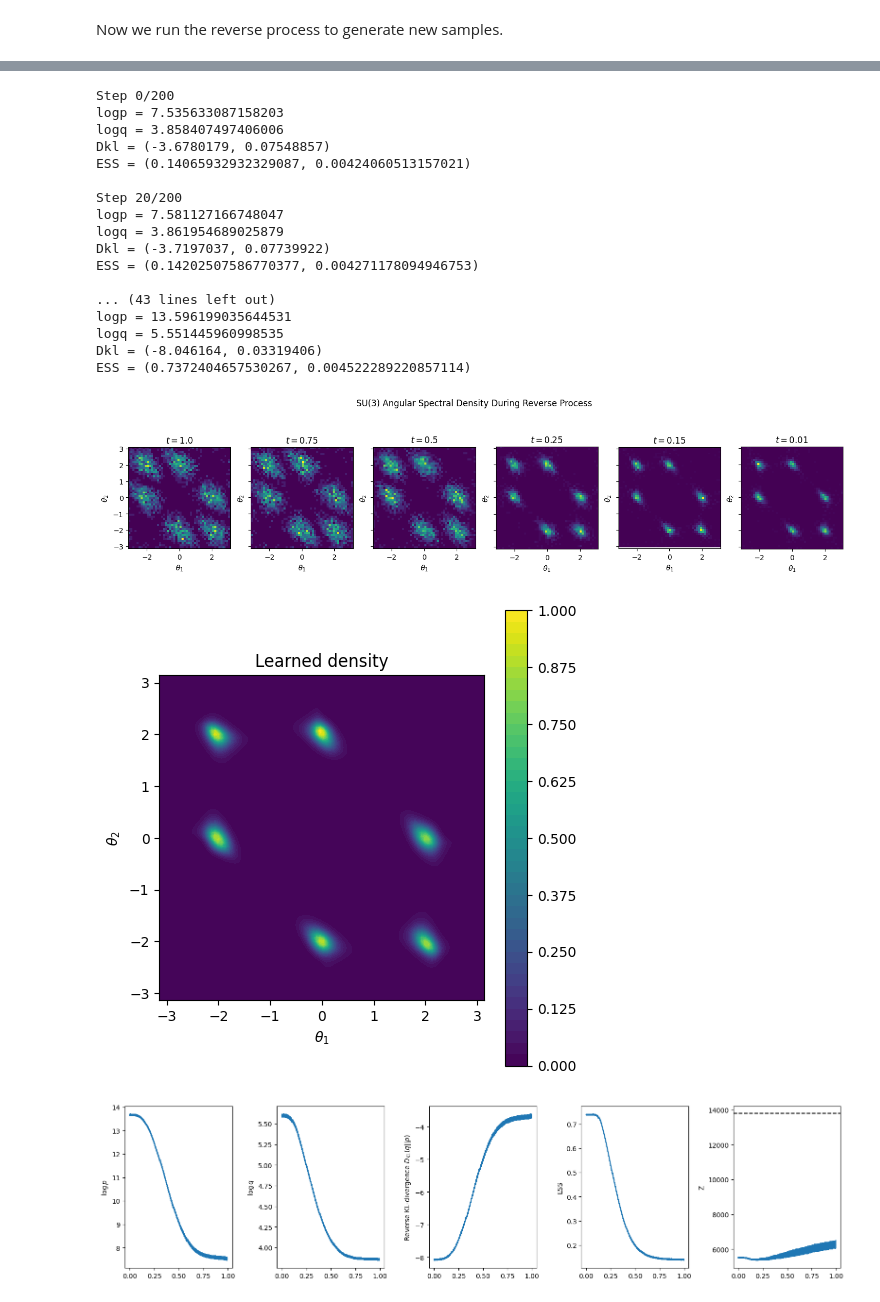
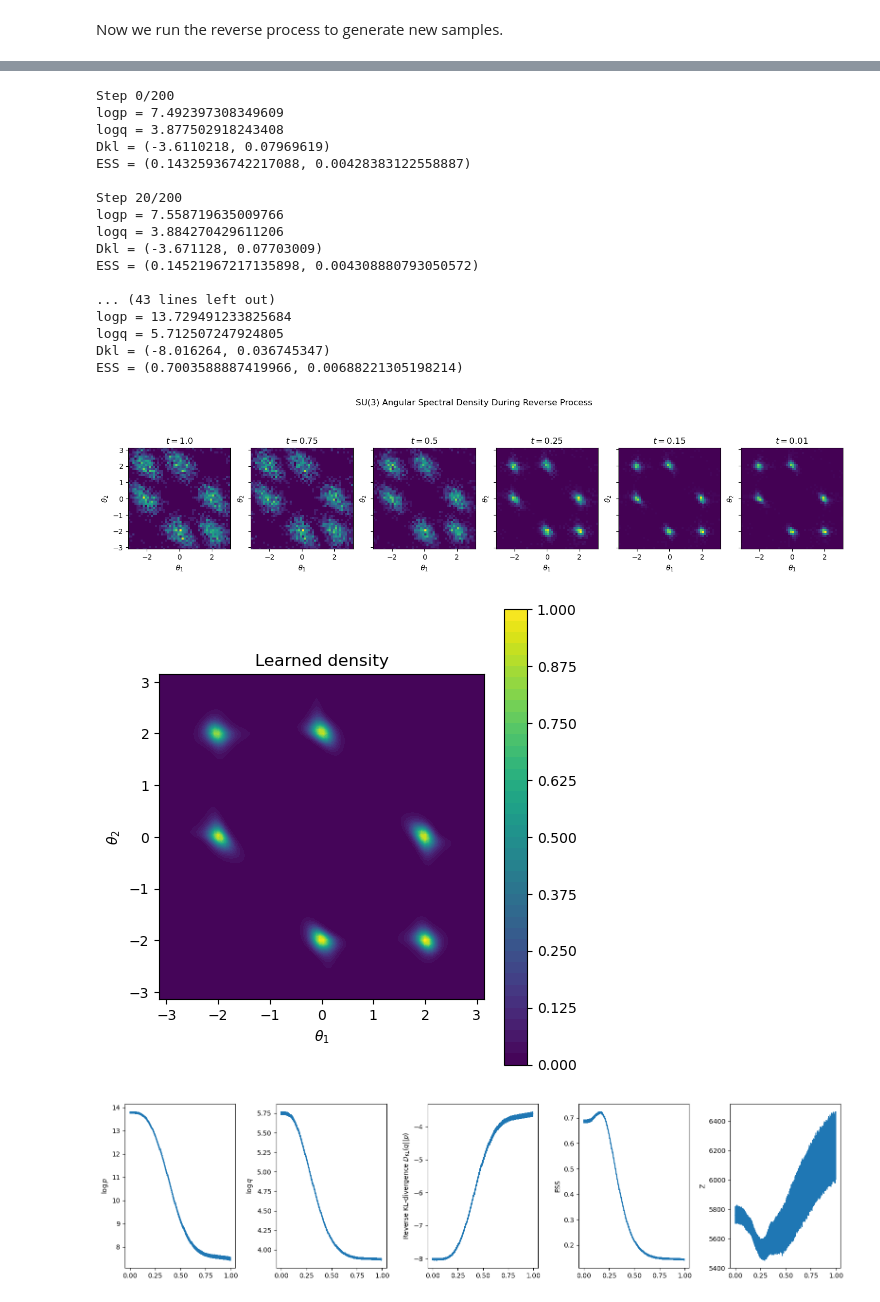
Before and after one commit to ovega14/sun_diffusion, a Jupyter notebook: notebooks/toy_su3_spectral_diffusion.ipynb, the cells around one changed output, grey strips where cells are left out. Cells and saved outputs as stored; diff of their text form; code cells hidden in the pictures.

Commit message:
SU(3) toy nb: removed wrong true_Z, tweaked histogram plotting

```diff
--- a/notebooks/toy_su3_spectral_diffusion.ipynb
+++ b/notebooks/toy_su3_spectral_diffusion.ipynb
@@ -75,7 +75,7 @@ def apply_metropolis(batch_size, Nc, action, num_therm, num_iters, step_size, sa
     return torch.cat(ens), action_vals, accept_rates
 # %%
 # Generate samples
-batch_size = 16
+batch_size = 32
 num_therm = 1_000
 num_iters = 10_240
 save_freq = 10
@@ -319,11 +319,11 @@ score_net = SU3ScoreNet(input_dim=52, hidden_dim=64)
 
 # Setup training hyperparams
 epochs = 100
-lr = 1e-2
+lr = 3e-3
 optimizer = torch.optim.Adam(params=score_net.parameters(), lr=lr)
 
 # Prepare dataloader
-batch_size = 3072
+batch_size = 4096
 dataset = TensorDataset(U_train)
 dataloader = DataLoader(dataset, batch_size=batch_size, shuffle=True, generator=torch.Generator(device=get_device()))
 
@@ -400,6 +400,7 @@ def log_haar_su3(x):
 def solve_reverse_ODE_eigs(U_1, logr, score_net, diffuser, num_steps=200, verbose=False):
     trajectories = {
         'U_t': [],
+        'x_t': [],
         'logp': [],
         'logq': [],
         'kl_div': [],
@@ -412,10 +413,10 @@ def solve_reverse_ODE_eigs(U_1, logr, score_net, diffuser, num_steps=200, verbos
     batch_size = U_1.size(0)
 
     U_t = U_1.clone()
+    x_t, V, V_inv = mat_angle(U_t)
+    x_t = random_weyl_permute(x_t)
     logJ = 0.
     for step in tqdm.tqdm(range(num_steps)):
-        x_t, V, V_inv = mat_angle(U_t)
-
         # Get ODE params
         sigma_t = diffuser.sigma_func(t)
         g_t = diffuser.noise_coeff(t)
@@ -447,6 +448,7 @@ def solve_reverse_ODE_eigs(U_1, logr, score_net, diffuser, num_steps=200, verbos
             print('ESS =', ess)
             print()
         trajectories['t'].append(t)
+        trajectories['x_t'].append(grab(x_t))
         trajectories['U_t'].append(grab(U_t))
         trajectories['logp'].append(al.bootstrap(grab(logp), Nboot=1000, f=al.rmean))
         trajectories['logq'].append(al.bootstrap(grab(logq), Nboot=1000, f=al.rmean))
@@ -478,22 +480,22 @@ U_0, logJ, history = solve_reverse_ODE_eigs(U_1, logr, score_net, diffuser, num_
 x_0, _, _ = mat_angle(U_0)
 # %% [output]
 Step 0/200
-logp = 7.535633087158203
-logq = 3.858407497406006
-Dkl = (-3.6780179, 0.07548857)
-ESS = (0.14065932932329087, 0.00424060513157021)
+logp = 7.492397308349609
+logq = 3.877502918243408
+Dkl = (-3.6110218, 0.07969619)
+ESS = (0.14325936742217088, 0.00428383122558887)
 
 Step 20/200
-logp = 7.581127166748047
-logq = 3.861954689025879
-Dkl = (-3.7197037, 0.07739922)
-ESS = (0.14202507586770377, 0.004271178094946753)
+logp = 7.558719635009766
+logq = 3.884270429611206
+Dkl = (-3.671128, 0.07703009)
+ESS = (0.14521967217135898, 0.004308880793050572)
 
 ... (43 lines left out)
-logp = 13.596199035644531
-logq = 5.551445960998535
-Dkl = (-8.046164, 0.03319406)
-ESS = (0.7372404657530267, 0.004522289220857114)
+logp = 13.729491233825684
+logq = 5.712507247924805
+Dkl = (-8.016264, 0.036745347)
+ESS = (0.7003588887419966, 0.00688221305198214)
 # %%
 # Plot reverse trajectories
 times = [1.0, 0.75, 0.5, 0.25, 0.15, 0.01]
@@ -502,9 +504,10 @@ fig.suptitle('SU(3) Angular Spectral Density During Reverse Process')
 for t, ax in zip(times, axes):
     # Histogram denoised samples
     step = int((1 - t) * len(history['U_t']))
-    U_t = torch.tensor(history['U_t'][step])
-    x_t, _, _ = mat_angle(U_t)
-    x_t = random_weyl_permute(x_t)
+    # U_t = torch.tensor(history['U_t'][step])
+    # x_t, _, _ = mat_angle(U_t)
+    # x_t = random_weyl_permute(x_t)
+    x_t = torch.tensor(history['x_t'][step])
     ax.hist2d(grab(x_t[:, 0]), grab(x_t[:, 1]), bins=50, density=True)
     ax.set_title(f'$t = {t}$')
     ax.set_xlabel(r'$\theta_1$')
@@ -512,4 +515,4 @@ for t, ax in zip(times, axes):
     ax.set_aspect(1.0)
 plt.show()
 # %% [output]
-[figure, old version]
+[figure, new version]
@@ -518,36 +548,8 @@ grid = 100
 theta1 = torch.linspace(-np.pi, np.pi, grid)
 theta2 = torch.linspace(-np.pi, np.pi, grid)
 Theta1, Theta2 = torch.meshgrid(theta1, theta2, indexing="ij")
-
 Theta3 = -Theta1 - Theta2
 thetas = torch.stack([Theta1, Theta2, Theta3], dim=-1)  # [grid, grid, 3]
-
-@torch.no_grad()
-def reconstruct_logq_from_score(score_net, thetas, ti=0.0, num_steps=200):
-    """compute logq integrating score ODE from ti -> 1"""
-    assert len(thetas.shape) == 2, 'thetas must have shape (bs, Nc)'
-    batch_size = thetas.shape[0]
-    logJ = torch.zeros_like(thetas[...,0])
-    dt = (1-ti)/num_steps
-    t = ti
-    x_t = thetas
-    for step in tqdm.tqdm(range(num_steps)):
-        # Get ODE params
-        g_t = diffuser.noise_coeff(t)
-        score = score_net(x_t[..., :-1], t*torch.ones((batch_size,)))
-        jac = torch.func.vmap(torch.func.jacfwd(lambda x: score_net(x[None], torch.tensor(t)[None])[0]))(x_t[..., :-1])
-        div = torch.einsum('...ii->...', jac)
-
-        # Integration step in reverse time
-        score = torch.cat([score, -score.sum(-1, keepdim=True)], dim=-1)
-        x_t = x_t - 0.5 * g_t**2 * score * dt
-        logJ = logJ + 0.5 * g_t**2 * div * dt
-
-        t += dt
-    assert np.isclose(t, 1.0)
-    logr = log_haar_su3(x_t)
-    #logr = log_meas(x_t)
-    return logr - logJ
 
 thetas_flat = thetas.reshape(-1, thetas.shape[-1])
 logq = reconstruct_logq_from_score(score_net, thetas_flat, ti=0.0, num_steps=200)
@@ -570,4 +572,4 @@ plt.colorbar()
 plt.tight_layout()
 plt.show()
 # %% [output]
-[figure, old version]
+[figure, new version]
@@ -582,26 +576,25 @@ true_Z = _measure_Z()
 # %%
 fig, axes = plt.subplots(1, 5, figsize=(16, 4))
 
 axes[0].errorbar(history['t'], history['logp'][0], yerr=history['logp'][1])
 axes[0].set_ylabel(r'$\log p$')
 
 axes[1].errorbar(history['t'], history['logq'][0], yerr=history['logq'][1])
 axes[1].set_ylabel(r'$\log q$')
 
 axes[2].errorbar(history['t'], history['kl_div'][0], yerr=history['kl_div'][1])
 axes[2].set_ylabel(r'Reverse KL-divergence $D_{\rm KL}(q || p)$')
 
 axes[3].errorbar(history['t'], history['ess'][0], yerr=history['ess'][1])
 axes[3].set_ylabel('ESS')
 
 axes[4].errorbar(history['t'], history['Z'][0], yerr=history['Z'][1])
-axes[4].axhline(true_Z, color='k', linestyle='--')
 axes[4].set_ylabel('Z')
 
 fig.tight_layout()
 plt.show()
 # %% [output]
-[figure, old version]
+[figure, new version]
 # %%
 # Model likelihood
 logq = logr - logJ
```
Also changed, not shown: parts of 11 cells of this notebook.
